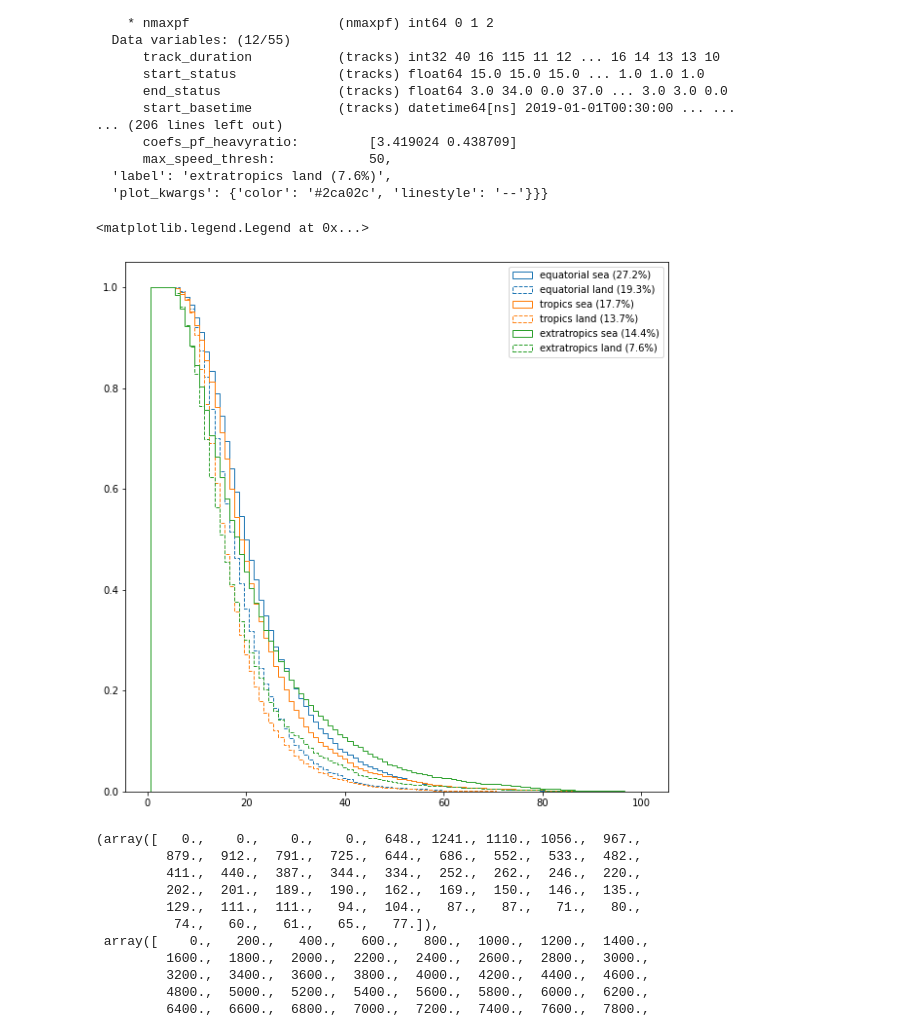
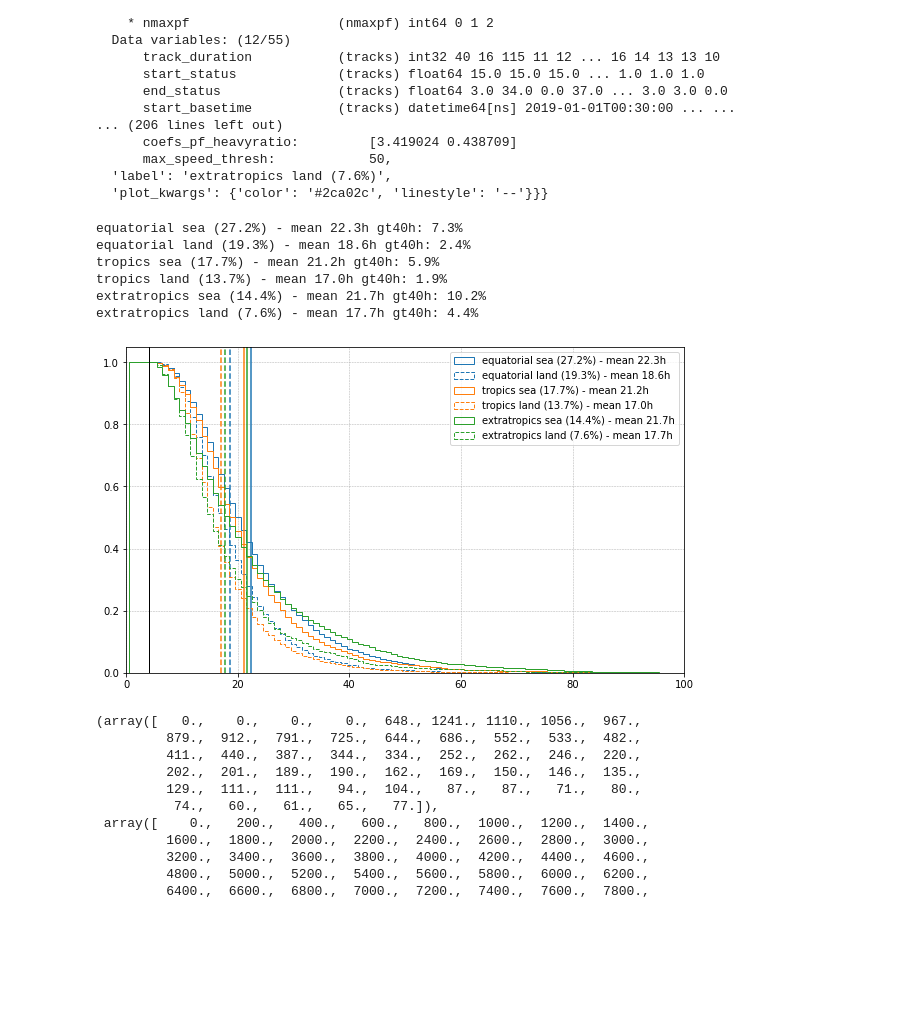
Before and after one commit to markmuetz/mcs_prime, a Jupyter notebook: ctrl/notebooks/dev/ZheFengCommentsAnalysis.ipynb, the cells around one changed output. Cells and saved outputs as stored; diff of their text form; code cells hidden in the pictures; blank space fills up the shorter version.

Commit message:
Add new fig showing MCS survival for lat bands/land-sea and all.

```diff
--- a/ctrl/notebooks/dev/ZheFengCommentsAnalysis.ipynb
+++ b/ctrl/notebooks/dev/ZheFengCommentsAnalysis.ipynb
@@ -194,14 +194,28 @@ grouped_data_dict
   'label': 'extratropics land (7.6%)',
   'plot_kwargs': {'color': '#2ca02c', 'linestyle': '--'}}}
 # %%
-plt.figure(figsize=(10, 10))
+plt.figure(figsize=(10, 6))
 for k, v in grouped_data_dict.items():
     c, ls = v['plot_kwargs']['color'], v['plot_kwargs']['linestyle']
-    plt.hist(v['ds'].track_duration.values, bins=np.linspace(0.5, 100.5, 101), density=True, cumulative=-1, histtype='step', label=k, color=c, linestyle=ls)
+    mean_duration = v['ds'].track_duration.values.mean()
+    label = k + f' - mean {mean_duration:.1f}h'
+    plt.hist(v['ds'].track_duration.values, bins=np.linspace(0.5, 100.5, 101), density=True, cumulative=-1, histtype='step', label=label, color=c, linestyle=ls)
+    plt.axvline(x=mean_duration, color=c, ls=ls)
+    duration_gt40_frac = (v['ds'].track_duration.values > 40).sum() / len(v['ds'].track_duration.values)
+    print(label, f'gt40h: {duration_gt40_frac * 100:.1f}%')
+
 plt.legend()
+plt.xlim((0, 100))
+plt.axvline(x=4, ls='-', lw=1, color='k')
+plt.grid(ls='--', lw=0.5)
 # %% [output]
-<matplotlib.legend.Legend at 0x...>
+equatorial sea (27.2%) - mean 22.3h gt40h: 7.3%
+equatorial land (19.3%) - mean 18.6h gt40h: 2.4%
+tropics sea (17.7%) - mean 21.2h gt40h: 5.9%
+tropics land (13.7%) - mean 17.0h gt40h: 1.9%
+extratropics sea (14.4%) - mean 21.7h gt40h: 10.2%
+extratropics land (7.6%) - mean 17.7h gt40h: 4.4%
-[figure, old version]
+[figure, new version]
 # %%
 plt.hist(dsnat.ccs_area.values[:, 0], bins=np.linspace(0, 1e4, 51))
 # %% [output]
```
Also changed, not shown: 1 other file.
